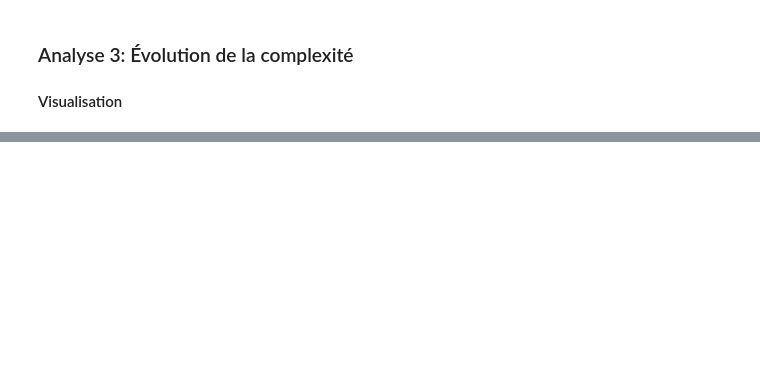
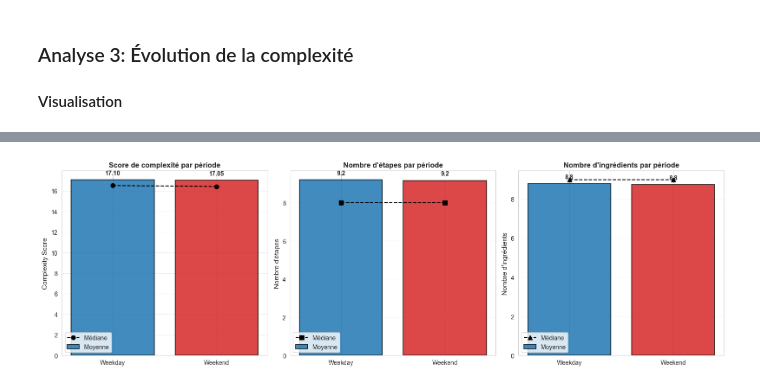
Before and after one commit to julienlafrance/backtothefuturekitchen, a Jupyter notebook: 00_eda/03_week_end_effect/recipe/recipe_analysis_weekend.ipynb, the cells around one changed output, grey strips where cells are left out. Drawn from its saved outputs; the diff is of its cells as text; code cells hidden in the pictures; blank space fills up the shorter version.

Commit message:
final recipe

```diff
--- a/00_eda/03_week_end_effect/recipe/recipe_analysis_weekend.ipynb
+++ b/00_eda/03_week_end_effect/recipe/recipe_analysis_weekend.ipynb
@@ -52,7 +59,7 @@ print("✅ Import réussi !")
 ## 📥 Chargement des données
 # %%
 # 🚀 Pipeline complet : charge + nettoie + enrichit
-df = load_clean_recipes()
+df = load_clean_recipes(save_to_s3=False) # True pour enregistrer le ficher final_recipes.parquet
 
 print(f"✅ Dataset prêt : {df.shape[0]:,} lignes × {df.shape[1]} colonnes")
 print(f"📅 Période : {df['year'].min()} - {df['year'].max()}")
@@ -237 +454,84 @@ plt.tight_layout(); plt.show()
+# %%
+# 📊 ANALYSE 3 : COMPLEXITÉ (Weekday vs Weekend)
+
+# Agrégation par période
+complexity_by_period = (
+    df_wp.group_by('week_period')
+    .agg([
+        pl.mean('complexity_score').alias('mean_complexity'),
+        pl.median('complexity_score').alias('median_complexity'),
+        pl.std('complexity_score').alias('std_complexity'),
+        pl.mean('n_steps').alias('mean_steps'),
+        pl.median('n_steps').alias('median_steps'),
+        pl.mean('n_ingredients').alias('mean_ingredients'),
+        pl.median('n_ingredients').alias('median_ingredients'),
+        pl.quantile('complexity_score', 0.25).alias('q25_complexity'),
+        pl.quantile('complexity_score', 0.75).alias('q75_complexity'),
+        pl.len().alias('n_recipes')
+    ])
+    .sort('week_period')
+    .to_pandas()
+    .set_index('week_period')
+    .loc[week_period_order]
+    .reset_index()
+)
+
+# Visualisation
+fig, axes = plt.subplots(1, 3, figsize=(16, 5))
+
+# --- GRAPHIQUE 1 : Score de complexité ---
+ax1 = axes[0]
+bars1 = ax1.bar(complexity_by_period['week_period'], complexity_by_period['mean_complexity'],
+                color=period_colors, alpha=0.85, edgecolor='black', linewidth=1.2, label='Moyenne')
+
+ax1.plot(complexity_by_period['week_period'], complexity_by_period['median_complexity'],
+         'o--', color='black', linewidth=1.5, markersize=7, label='Médiane')
+
+for i, row in complexity_by_period.iterrows():
+    ax1.text(i, row['mean_complexity'] * 1.02, f"{row['mean_complexity']:.2f}",
+             ha='center', va='bottom', fontsize=10, fontweight='bold')
+
+ax1.set_title('Score de complexité par période', fontsize=12, fontweight='bold')
+ax1.set_ylabel('Complexity Score', fontsize=11)
+ax1.grid(axis='y', alpha=0.3)
+ax1.legend(loc='best')
+
+# --- GRAPHIQUE 2 : Nombre d'étapes ---
+ax2 = axes[1]
+bars2 = ax2.bar(complexity_by_period['week_period'], complexity_by_period['mean_steps'],
+                color=period_colors, alpha=0.85, edgecolor='black', linewidth=1.2, label='Moyenne')
+
+ax2.plot(complexity_by_period['week_period'], complexity_by_period['median_steps'],
+         's--', color='black', linewidth=1.5, markersize=7, label='Médiane')
+
+for i, row in complexity_by_period.iterrows():
+    ax2.text(i, row['mean_steps'] * 1.02, f"{row['mean_steps']:.1f}",
+             ha='center', va='bottom', fontsize=10, fontweight='bold')
+
+ax2.set_title('Nombre d\'étapes par période', fontsize=12, fontweight='bold')
+ax2.set_ylabel('Nombre d\'étapes', fontsize=11)
+ax2.grid(axis='y', alpha=0.3)
+ax2.legend(loc='best')
+
+# --- GRAPHIQUE 3 : Nombre d'ingrédients ---
+ax3 = axes[2]
+bars3 = ax3.bar(complexity_by_period['week_period'], complexity_by_period['mean_ingredients'],
+                color=period_colors, alpha=0.85, edgecolor='black', linewidth=1.2, label='Moyenne')
+
+ax3.plot(complexity_by_period['week_period'], complexity_by_period['median_ingredients'],
+         '^--', color='black', linewidth=1.5, markersize=7, label='Médiane')
+
+for i, row in complexity_by_period.iterrows():
+    ax3.text(i, row['mean_ingredients'] * 1.02, f"{row['mean_ingredients']:.1f}",
+             ha='center', va='bottom', fontsize=10, fontweight='bold')
+
+ax3.set_title('Nombre d\'ingrédients par période', fontsize=12, fontweight='bold')
+ax3.set_ylabel('Nombre d\'ingrédients', fontsize=11)
+ax3.grid(axis='y', alpha=0.3)
+ax3.legend(loc='best')
+
+plt.tight_layout()
+plt.show()
+# %% [output]
+[figure, added]
 # %% [markdown]
```
Also changed, not shown: parts of 43 cells of this notebook, 4 other files.
